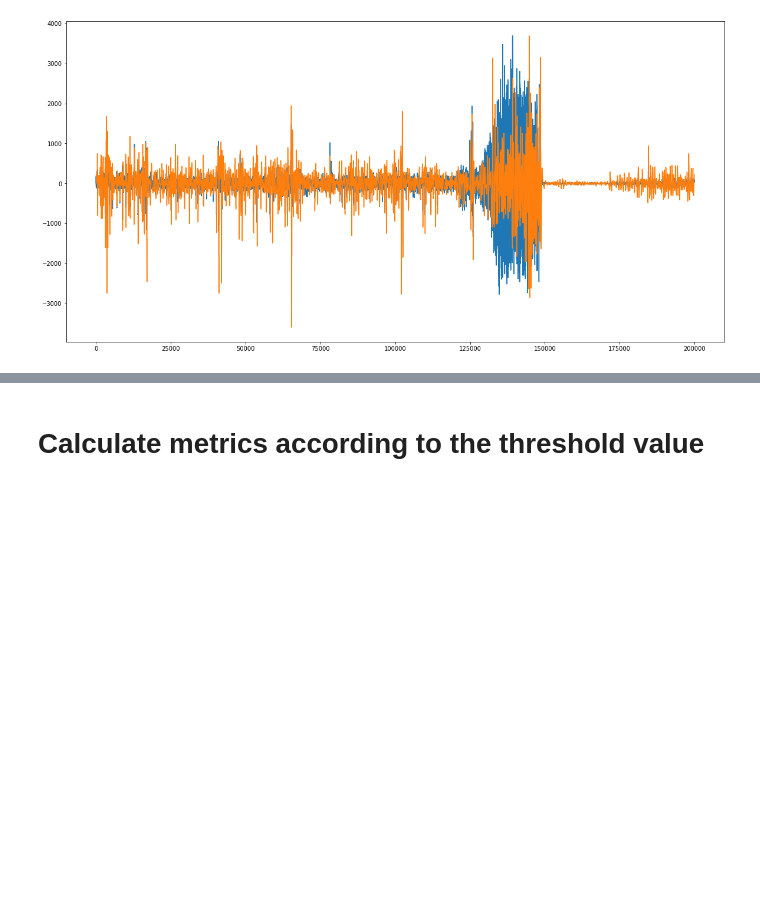
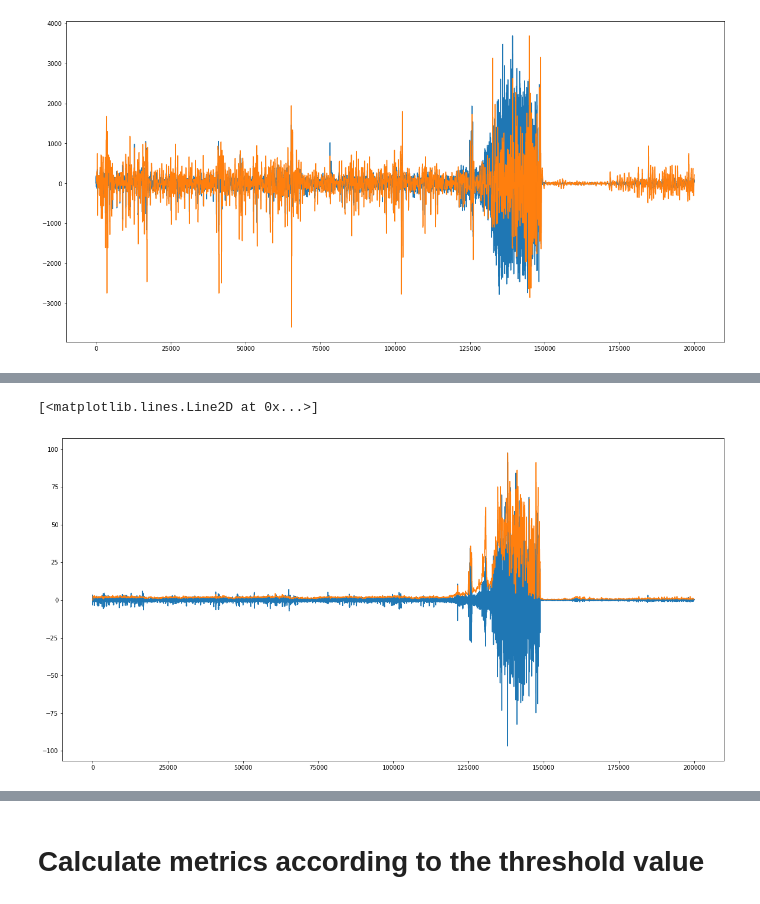
Before and after one commit to sinitame/ieeg-ml-project, a Jupyter notebook: notebooks/Feature_selection_patient_2.ipynb, the cells around one changed output, grey strips where cells are left out. Cells and saved outputs as stored; diff of their text form; code cells hidden in the pictures; blank space fills up the shorter version.

```diff
--- a/notebooks/Feature_selection_patient_2.ipynb
+++ b/notebooks/Feature_selection_patient_2.ipynb
@@ -120,0 +130,2 @@ plt.plot(moving_avg_seizure1_single_scaled[:200000]/np.max(moving_avg_seizure1_s
+# %%
+line_length_feature_filtered_signals = calculate_feature(filtered_signals, window_size, step_size, calculate_line_length)
@@ -120,0 +143,3 @@ plt.plot(moving_avg_seizure1_single_scaled[:200000]/np.max(moving_avg_seizure1_s
+# %%
+line_length_filtered_seizure1_single = line_length_feature_filtered_signals[0][1]
+line_length_filtered_seizure1_single_scaled = scale_signal(line_length_filtered_seizure1_single, 128, 64)
@@ -120,0 +157,8 @@ plt.plot(moving_avg_seizure1_single_scaled[:200000]/np.max(moving_avg_seizure1_s
+# %%
+plt.figure(figsize=(20,10))
+real_signal = filtered_signals[0][1]
+plt.plot(real_signal[:200000])
+plt.plot(line_length_filtered_seizure1_single_scaled[:200000]/np.max(line_length_filtered_seizure1_single_scaled)*np.max(real_signal))
+# %% [output]
+[<matplotlib.lines.Line2D at 0x...>]
+[figure, added]
```
Also changed, not shown: parts of 48 cells of this notebook, 2 other files.
